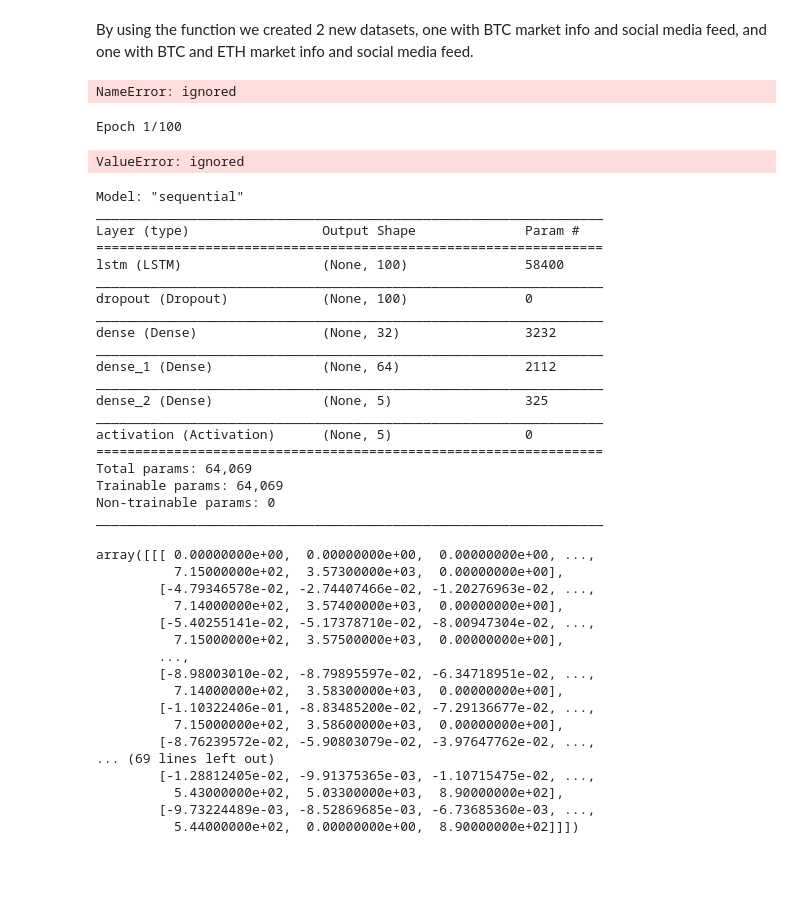
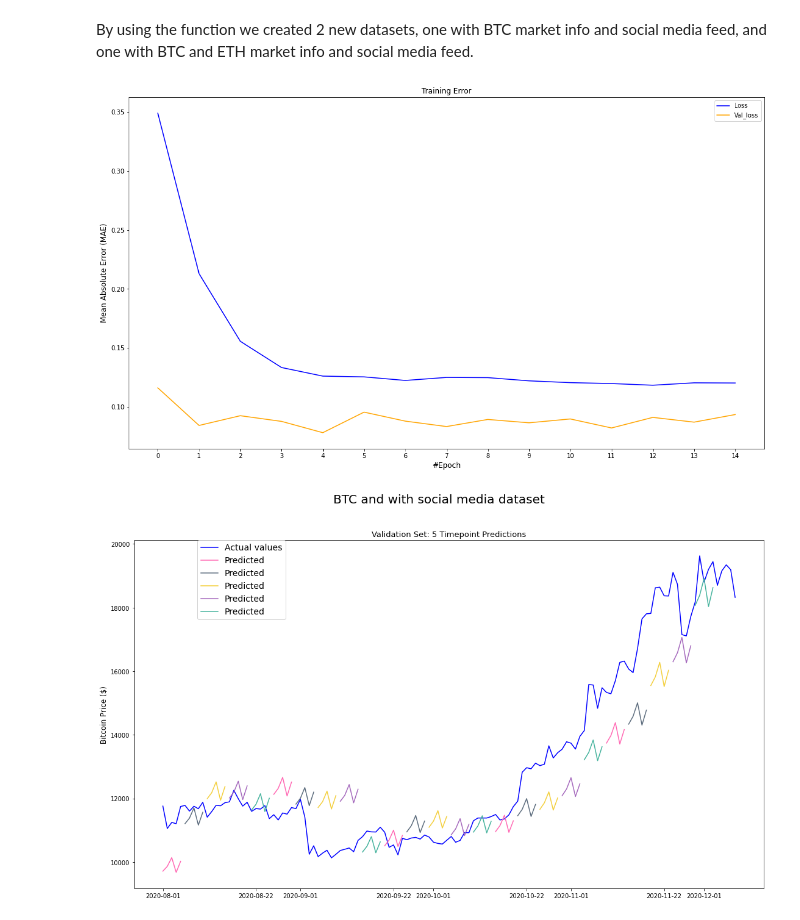
Before and after one commit to teoad95/Deep-learning-Cryptocurrency-price-prediction, a Jupyter notebook: Final.ipynb, the cells around one changed output. Saved outputs shown, nothing was run; the diff lists cells and outputs as text; code cells hidden in the pictures; blank space fills up the shorter version.

```diff
--- a/Final.ipynb
+++ b/Final.ipynb
@@ -1027,57 +1027,12 @@ btc_and_eth_sm_and_mi_combined_ds = dataset_creation_with_social(['BTC', 'ETH'])
 # %%
 feature_list = list(map(lambda x: x.replace("BTC_", ""), btc_sm_and_mi_combined_ds.columns[1:].to_list()))
 # %%
-LSTM_ranged_training_outputs, LSTM_ranged_validation_outputs, LSTM_training_inputs, LSTM_validation_inputs, LSTM_test_inputs, split_date, split_date_val, validation_set = get_specific_features_normalized(btc_sm_and_mi_combined_ds, feature_list)
+LSTM_ranged_training_outputs, LSTM_ranged_validation_outputs, LSTM_training_inputs, LSTM_validation_inputs, LSTM_test_inputs, split_date, split_date_val, validation_set_original = get_specific_features_normalized(btc_sm_and_mi_combined_ds, feature_list)
 model = build_model_with_best_architecture(LSTM_training_inputs)
-hist_of_BTC_with_social_included = model.fit(LSTM_training_inputs[:-pred_range], LSTM_ranged_training_outputs_BTC_ETH, validation_data=(LSTM_validation_inputs_BTC_ETH[:-pred_range], LSTM_ranged_validation_outputs_BTC_ETH), epochs=100, batch_size=64, verbose=0, shuffle=True, workers=8, callbacks=[early_stopping])
+hist_of_BTC_with_social_media_included = model.fit(LSTM_training_inputs[:-pred_range], LSTM_ranged_training_outputs, validation_data=(LSTM_validation_inputs[:-pred_range], LSTM_ranged_validation_outputs), epochs=100, batch_size=64, verbose=0, shuffle=True, workers=8, callbacks=[early_stopping])
-# %% [output]
-NameError: ignored
-# %%
-model = build_model_with_best_architecture(LSTM_training_inputs)
-hist_of_BTC_with_social_included = model.fit(LSTM_training_inputs[:-pred_range], LSTM_ranged_training_outputs, validation_data=(LSTM_validation_inputs[:-pred_range], LSTM_ranged_validation_outputs), epochs=100, batch_size=64, verbose=2, shuffle=True, workers=8, callbacks=[early_stopping])
-# %% [output]
-Epoch 1/100
-ValueError: ignored
-# %%
-model.summary()
-# %% [output]
-Model: "sequential"
-_________________________________________________________________
-Layer (type)                 Output Shape              Param #
-=================================================================
-lstm (LSTM)                  (None, 100)               58400
-_________________________________________________________________
-dropout (Dropout)            (None, 100)               0
-_________________________________________________________________
-dense (Dense)                (None, 32)                3232
-_________________________________________________________________
-dense_1 (Dense)              (None, 64)                2112
-_________________________________________________________________
-dense_2 (Dense)              (None, 5)                 325
-_________________________________________________________________
-activation (Activation)      (None, 5)                 0
-=================================================================
-Total params: 64,069
-Trainable params: 64,069
-Non-trainable params: 0
-_________________________________________________________________
-# %%
-LSTM_training_inputs
-# %% [output]
-array([[[ 0.00000000e+00,  0.00000000e+00,  0.00000000e+00, ...,
-          7.15000000e+02,  3.57300000e+03,  0.00000000e+00],
-        [-4.79346578e-02, -2.74407466e-02, -1.20276963e-02, ...,
-          7.14000000e+02,  3.57400000e+03,  0.00000000e+00],
-        [-5.40255141e-02, -5.17378710e-02, -8.00947304e-02, ...,
-          7.15000000e+02,  3.57500000e+03,  0.00000000e+00],
-        ...,
-        [-8.98003010e-02, -8.79895597e-02, -6.34718951e-02, ...,
-          7.14000000e+02,  3.58300000e+03,  0.00000000e+00],
-        [-1.10322406e-01, -8.83485200e-02, -7.29136677e-02, ...,
-          7.15000000e+02,  3.58600000e+03,  0.00000000e+00],
-        [-8.76239572e-02, -5.90803079e-02, -3.97647762e-02, ...,
-... (69 lines left out)
-        [-1.28812405e-02, -9.91375365e-03, -1.10715475e-02, ...,
-          5.43000000e+02,  5.03300000e+03,  8.90000000e+02],
-        [-9.73224489e-03, -8.52869685e-03, -6.73685360e-03, ...,
-          5.44000000e+02,  0.00000000e+00,  8.90000000e+02]]])
+# %%
+plot_loss_and_val_loss(hist_of_BTC_with_social_media_included)
+plot_actual_against_ranged_prediction(btc_sm_and_mi_combined_ds, model, pred_range, window_len, LSTM_validation_inputs, validation_set_original, split_date, split_date_val, 'BTC_Close', 'BTC and with social media dataset')
+# %% [output]
+[figure, added]
+[figure, added]
```
Also changed, not shown: parts of 1 cell of this notebook.
